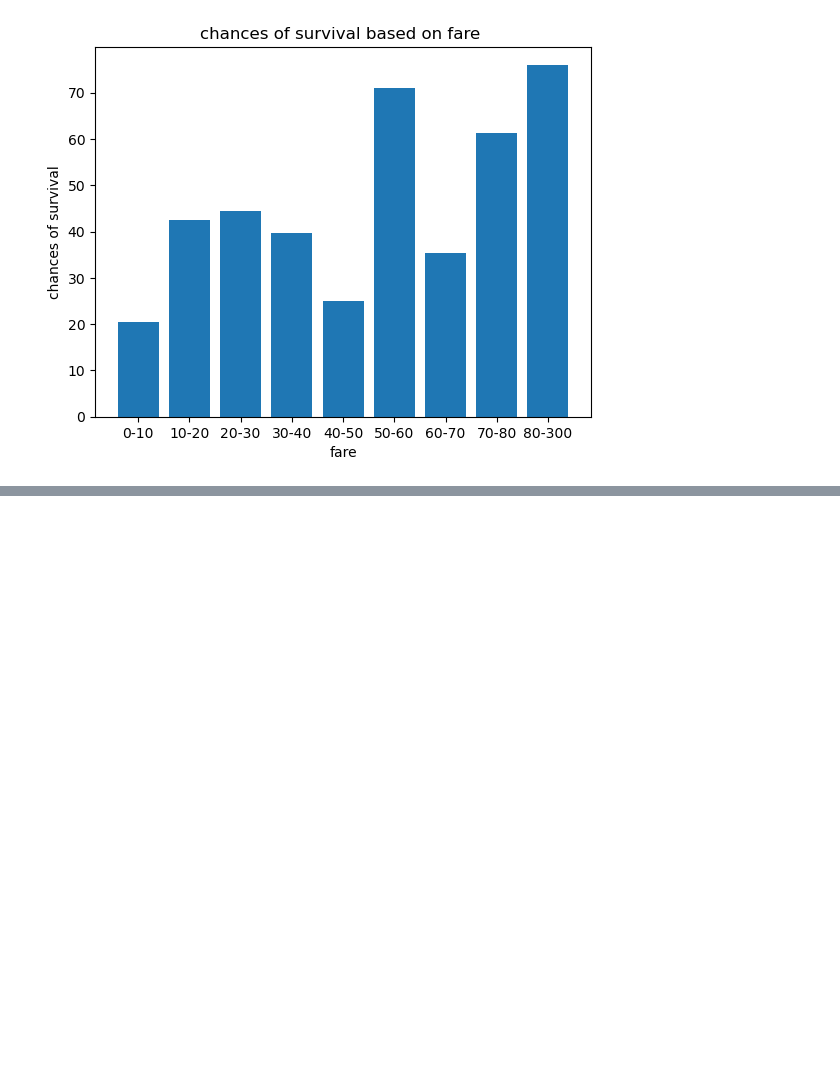
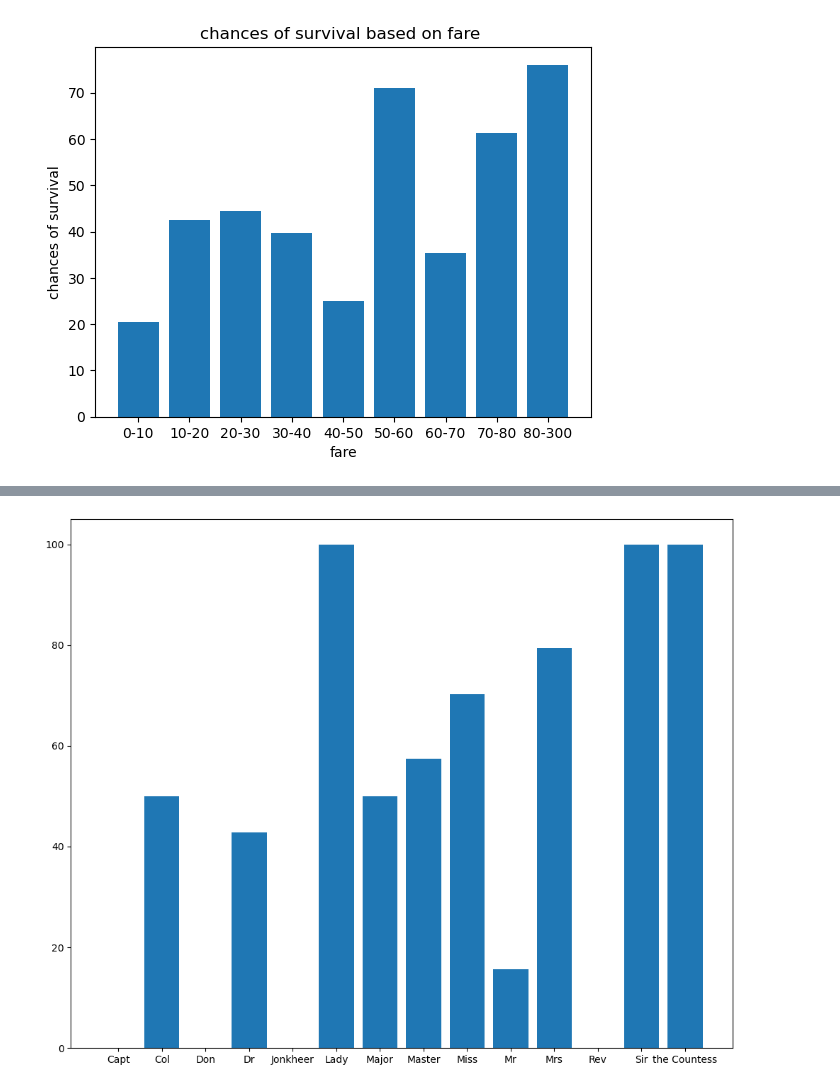
Before and after one commit to faresBenhammadi/data_analysis_titanic, a Jupyter notebook: notebook.ipynb, the cells around one changed output, grey strips where cells are left out. Drawn from its saved outputs; the diff is of its cells as text; code cells hidden in the pictures; blank space fills up the shorter version.

Commit message:
title analysis added and read me updated

```diff
--- a/notebook.ipynb
+++ b/notebook.ipynb
@@ -341,0 +346,3 @@ plt.show()
+# %%
+df["Title"] = df["Name"].str.extract(r',\s*([^\.]+)\.')
+print(df["Title"].value_counts())
@@ -341,0 +371,7 @@ plt.show()
+# %%
+df["Title"] = df["Title"].replace( {
+    "Mlle":"Miss",
+    "Mme":"Mrs",
+    "Ms":"Miss"
+})
+df["Title"].value_counts()
@@ -341,0 +395,4 @@ plt.show()
+# %%
+group_per_title = df.groupby("Title")
+group_per_title_per = group_per_title["Survived"].mean()
+group_per_title_per
@@ -341,0 +416,7 @@ plt.show()
+# %%
+plt.figure(figsize=(10,8))
+plt.bar(group_per_title_per.index,group_per_title_per.values * 100)
+plt.tight_layout()
+plt.show()
+# %% [output]
+[figure, added]
```
Also changed, not shown: parts of 7 cells of this notebook, 1 other file.
